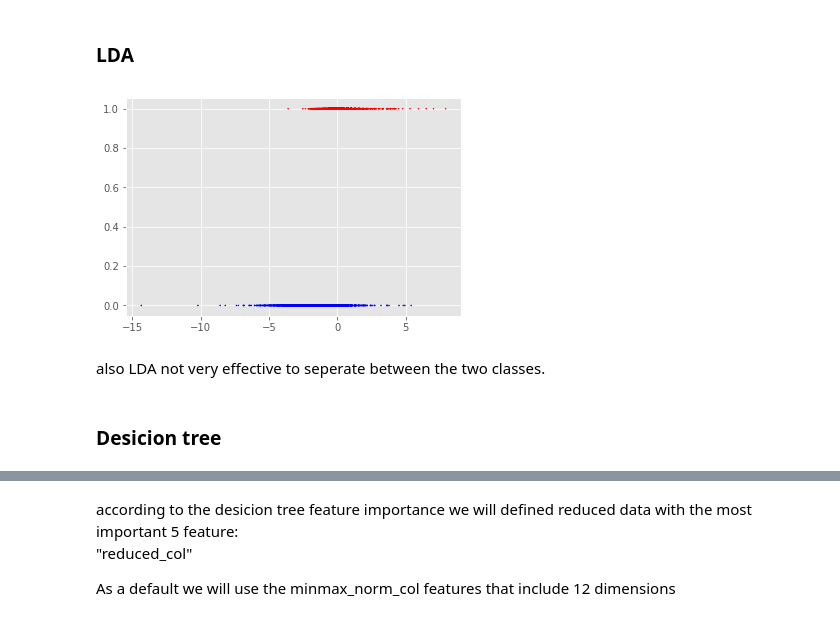
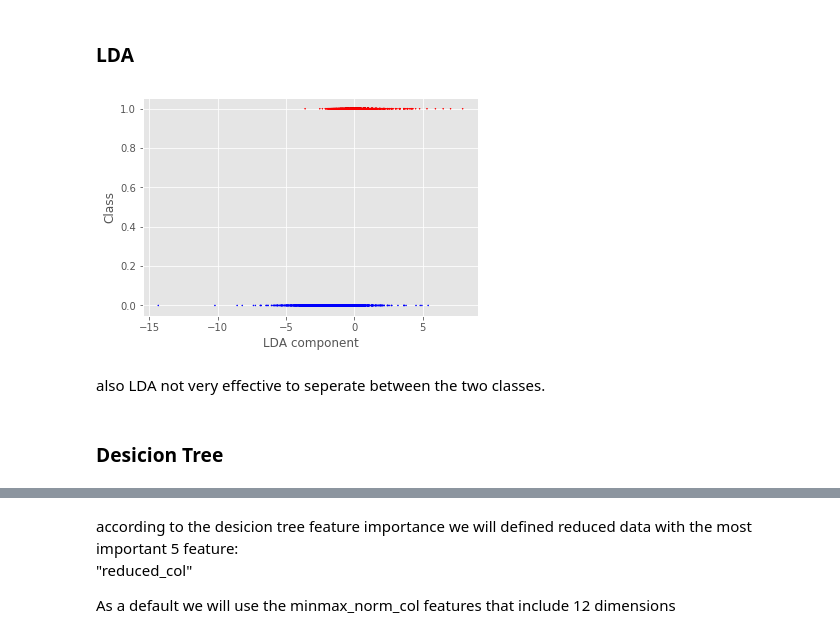
Before and after one commit to tyanay/Data-mining-project, a Jupyter notebook: Data mining project.ipynb, the cells around one changed output, grey strips where cells are left out. Saved outputs shown, nothing was run; the diff lists cells and outputs as text; code cells hidden in the pictures.

```diff
--- a/Data mining project.ipynb
+++ b/Data mining project.ipynb
@@ -360,15 +335,17 @@ if we want to explain 90% of the variance we need to select 10 components within
 # %%
 LDA = LinearDiscriminantAnalysis()
 LDA.fit(X[minmax_norm_col] , Y)
 reduced_data_LDA = LDA.transform(X[minmax_norm_col])
 plt.scatter(reduced_data_LDA[:, 0], Y, c=Y, s=1, cmap = "bwr")
+plt.ylabel('Class')
+plt.xlabel('LDA component')
 plt.show()
 # %% [output]
-[figure, old version]
+[figure, new version]
 # %% [markdown]
 also LDA not very effective to seperate between the two classes. <br>
 # %% [markdown]
-### Desicion tree
+### Desicion Tree
 # %%
 from sklearn.tree import DecisionTreeClassifier
 
```
Also changed, not shown: parts of 18 cells of this notebook, 5 other files.
